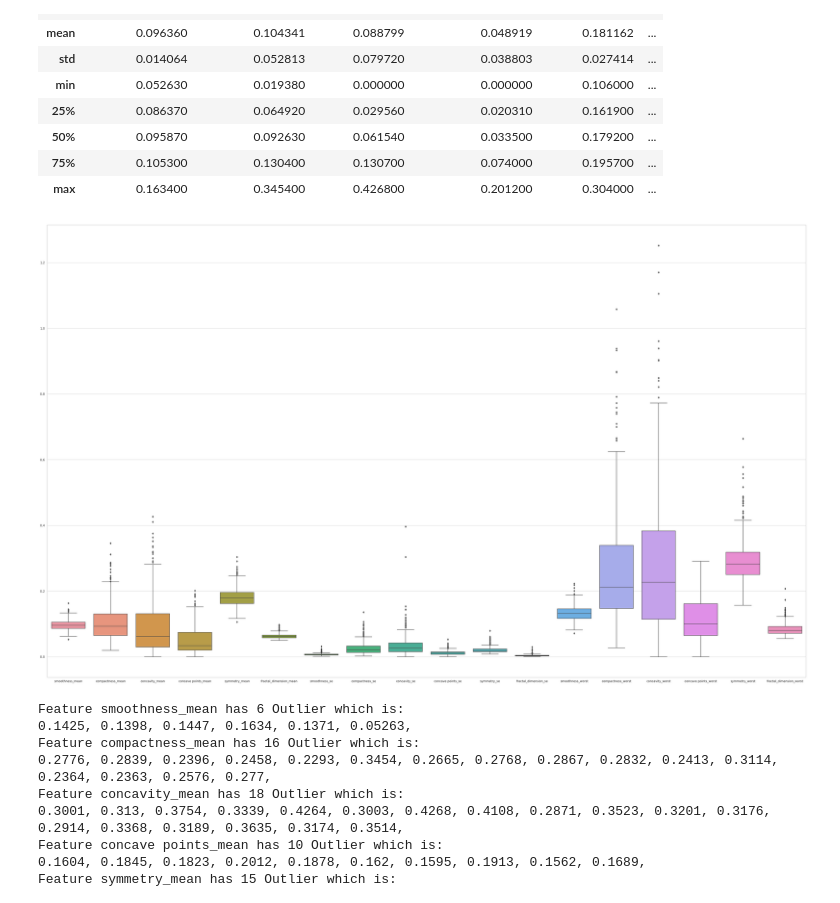
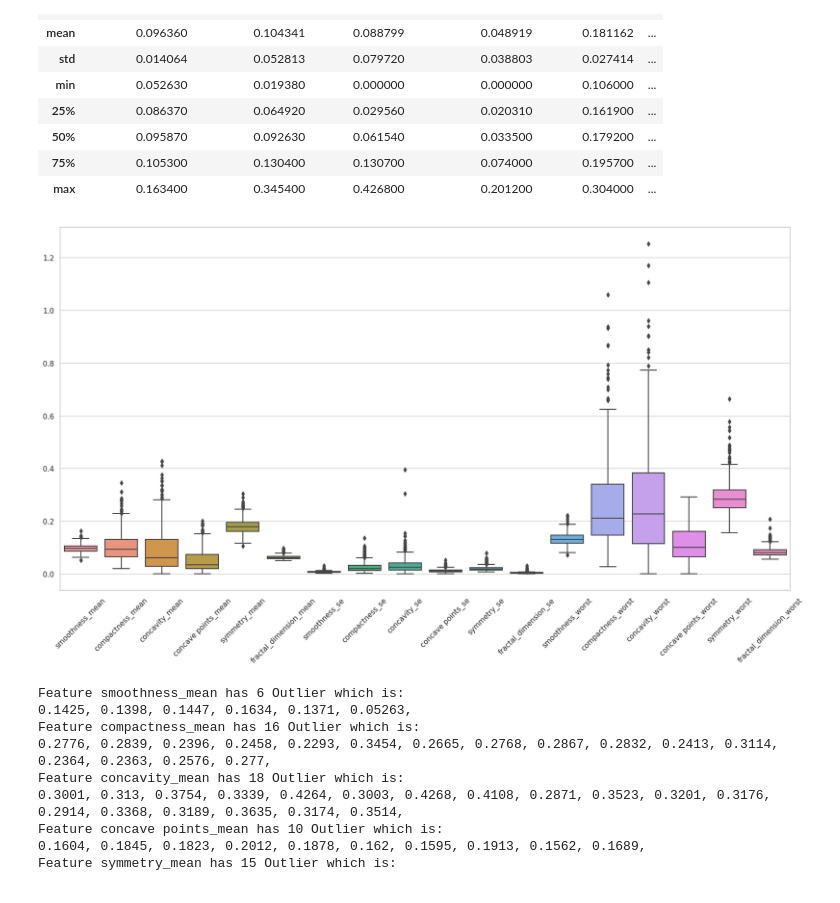
Before and after one commit to rizalarb/portfolio, a Jupyter notebook: M5_ml_cancer.ipynb, the cells around one changed output. Cells and saved outputs as stored; diff of their text form; code cells hidden in the pictures.

```diff
--- a/M5_ml_cancer.ipynb
+++ b/M5_ml_cancer.ipynb
@@ -191,14 +214,15 @@ df.describe()
 # %%
 # Mengambil sampel beberapa kolom yang ingin dilihat distribusinya
 kolom_distribusi = df[list(df.columns[1:])]
 
 # Membuat displot menggunakan Seaborn
-plt.figure(figsize=(50, 30))
-sns.set(style="whitegrid")  # Opsi lain untuk gaya: "darkgrid", "white", "ticks", dll.
-sns.boxplot(data=kolom_distribusi)  # Anda dapat mengatur jumlah bins sesuai kebutuhan
+plt.figure(figsize=(20, 10))
+sns.set(style="whitegrid")
+sns.boxplot(data=kolom_distribusi)
+plt.xticks(rotation=45)
 plt.show()
 # %% [output]
-[figure, old version]
+[figure, new version]
 # %%
 def find_outlier(yourlist):
     outlier = ''
```
Also changed, not shown: parts of 20 cells of this notebook.
